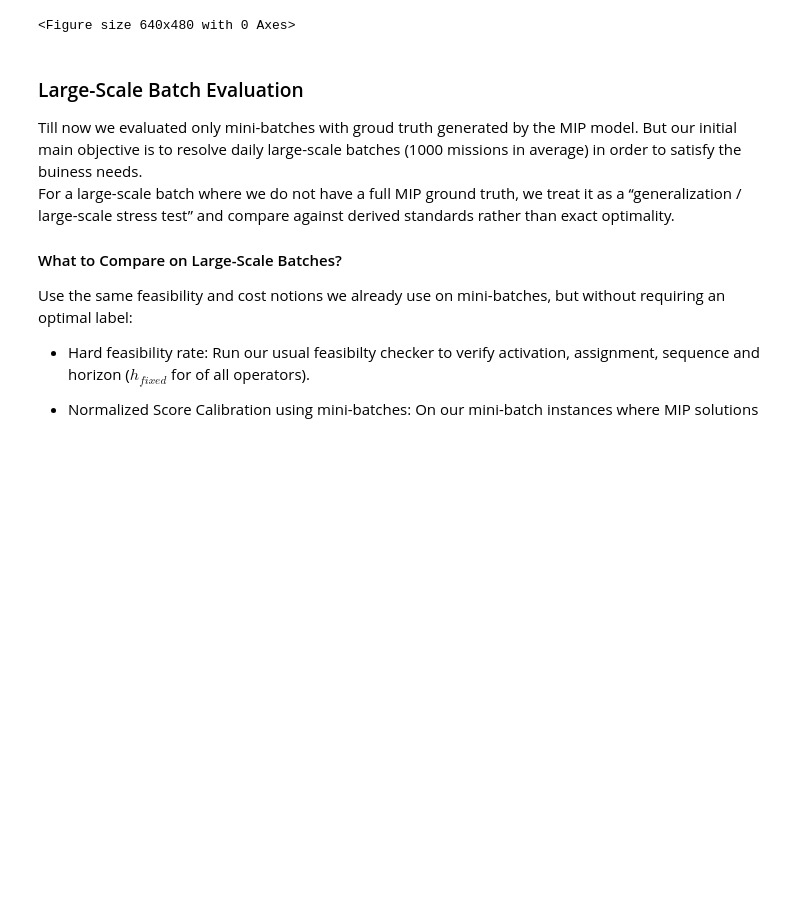
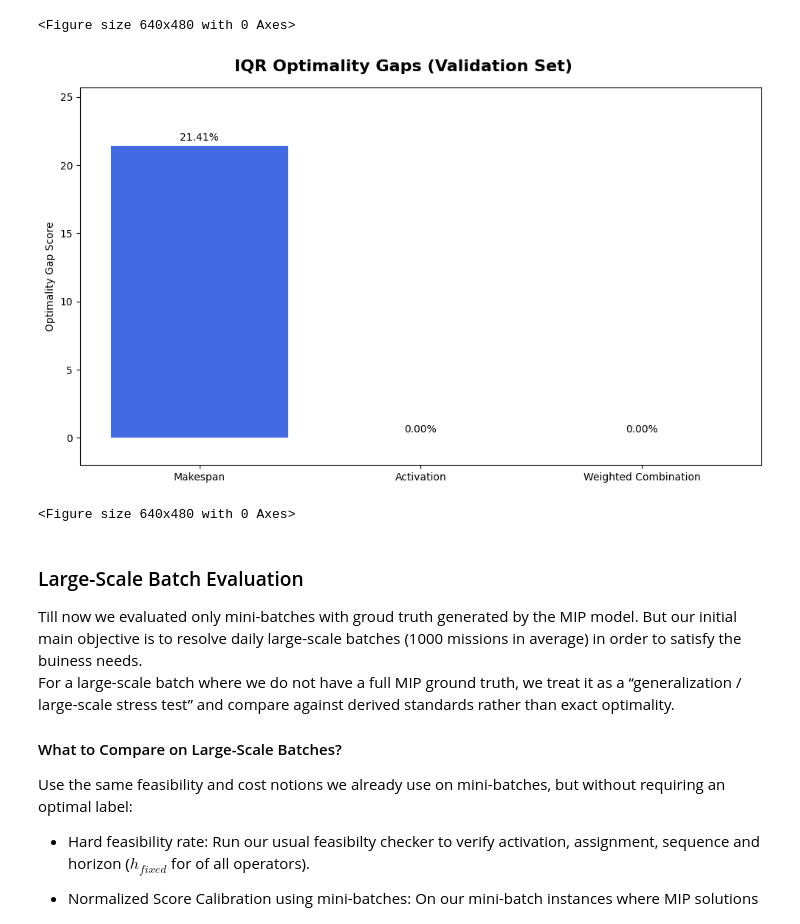
Before and after one commit to Abudo-S/ManualWarehouseOptimization, a Jupyter notebook: ManualWarehouseOptimization_GNN.ipynb, the cells around one changed output. Drawn from its saved outputs; the diff is of its cells as text; code cells hidden in the pictures; blank space fills up the shorter version.

Commit message:
Add IQR Optimality gaps plot in ManualWarehouseOptimization_GNN.

```diff
--- a/ManualWarehouseOptimization_GNN.ipynb
+++ b/ManualWarehouseOptimization_GNN.ipynb
@@ -1866,6 +1866,28 @@ optimality_gaps_plot(
 # %% [output]
 [figure]
 <Figure size 640x480 with 0 Axes>
+# %%
+makespan_q1 = np.percentile(makespan_gaps, 25)
+makespan_q3 = np.percentile(makespan_gaps, 75)
+makespan_iqr = makespan_q3 - makespan_q1
+
+activation_q1 = np.percentile(activation_gaps, 25)
+activation_q3 = np.percentile(activation_gaps, 75)
+activation_iqr = activation_q3 - activation_q1
+
+weighted_combined_q1 = np.percentile(weighted_combined_gaps, 25)
+weighted_combined_q3 = np.percentile(weighted_combined_gaps, 75)
+weighted_combined_iqr = weighted_combined_q3 - weighted_combined_q3
+
+optimality_gaps_plot(
+    makespan_gap=makespan_iqr,
+    activation_gap=activation_iqr,
+    combined_gap=weighted_combined_iqr,
+    title='IQR Optimality Gaps (Validation Set)'
+)
+# %% [output]
+[figure, added]
+<Figure size 640x480 with 0 Axes>
 # %% [markdown]
 ### Large-Scale Batch Evaluation
 Till now we evaluated only mini-batches with groud truth generated by the MIP model. But our initial main objective is to resolve daily large-scale batches (1000 missions in average) in order to satisfy the buiness needs.
```
